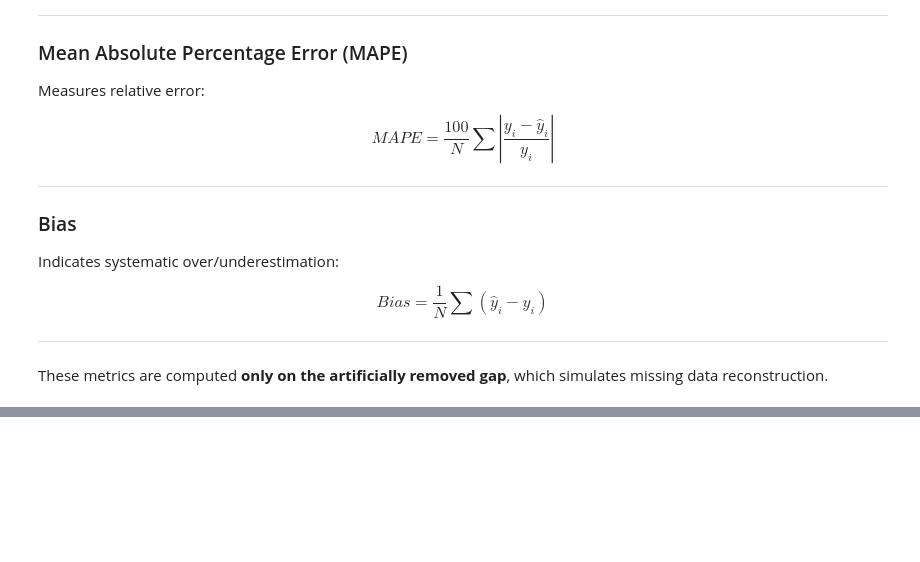
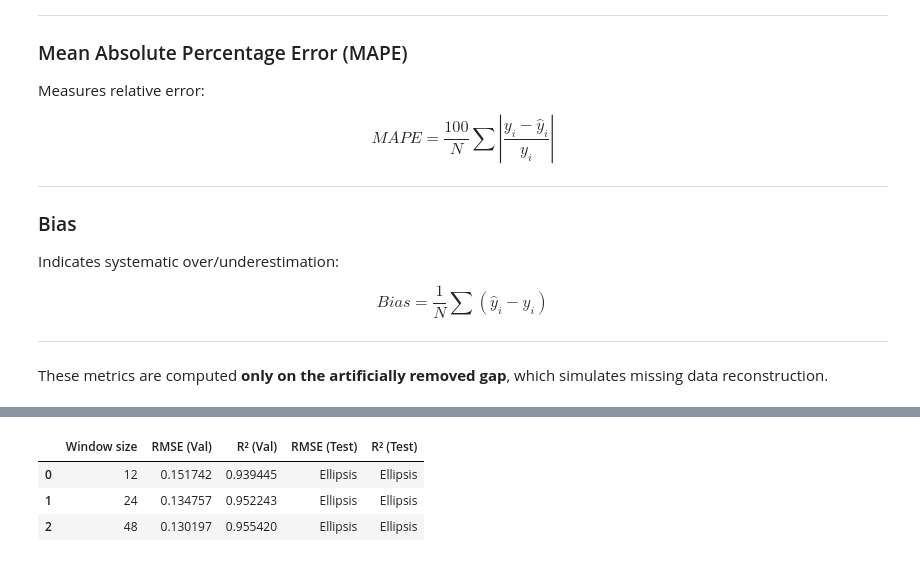
Before and after one commit to mvinesr/coastal-ml-seminar, a Jupyter notebook: notebooks/01_intro_ml_dl_coastal.ipynb, the cells around one changed output, grey strips where cells are left out. Saved outputs shown, nothing was run; the diff lists cells and outputs as text; code cells hidden in the pictures; blank space fills up the shorter version.

```diff
--- a/notebooks/01_intro_ml_dl_coastal.ipynb
+++ b/notebooks/01_intro_ml_dl_coastal.ipynb
@@ -567,0 +685,74 @@ Model Evaluation Metrics (Validation Set)
+# %%
+window_sizes = [12, 24, 48]
+
+results = []
+
+for w in window_sizes:
+    # Create sequences (train)
+    X_train, y_train = create_sequences(train_scaled, w)
+
+    # Validation context
+    val_context = pd.concat([train_series.iloc[-w:], val_series])
+    val_context_scaled = scaler.transform(val_context.values.reshape(-1, 1))
+    X_val, y_val = create_sequences(val_context_scaled, w)
+
+    # Test context
+    test_context = pd.concat([val_series.iloc[-w:], test_series])
+    test_context_scaled = scaler.transform(test_context.values.reshape(-1, 1))
+    X_test, y_test = create_sequences(test_context_scaled, w)
+
+    # Reshape
+    X_train = X_train.reshape((X_train.shape[0], X_train.shape[1], 1))
+    X_val = X_val.reshape((X_val.shape[0], X_val.shape[1], 1))
+    X_test = X_test.reshape((X_test.shape[0], X_test.shape[1], 1))
+
+    # Model
+    model = Sequential([
+        LSTM(32, input_shape=(w, 1)),
+        Dense(1)
+    ])
+
+    model.compile(optimizer="adam", loss="mse")
+
+    # Train
+    model.fit(X_train, y_train, epochs=10, batch_size=16, verbose=0)
+
+    # Predict
+    y_val_pred_scaled = model.predict(X_val, verbose=0)
+    y_test_pred_scaled = model.predict(X_test, verbose=0)
+
+    # Back to original scale
+    y_val_true = scaler.inverse_transform(y_val.reshape(-1, 1)).flatten()
+    y_val_pred = scaler.inverse_transform(y_val_pred_scaled).flatten()
+
+    y_test_true = scaler.inverse_transform(y_test.reshape(-1, 1)).flatten()
+    y_test_pred = scaler.inverse_transform(y_test_pred_scaled).flatten()
+
+    # --- VALIDATION metrics ---
+    rmse_val = np.sqrt(mean_squared_error(y_val_true, y_val_pred))
+    r2_val = r2_score(y_val_true, y_val_pred)
+
+    # --- TEST metrics ---
+    # TODO 1: compute RMSE for test
+    rmse_test = ...
+
+    # TODO 2: compute R² for test
+    r2_test = ...
+
+    results.append([w, rmse_val, r2_val, rmse_test, r2_test])
+
+# Results table
+results_df = pd.DataFrame(
+    results,
+    columns=["Window size", "RMSE (Val)", "R² (Val)", "RMSE (Test)", "R² (Test)"]
+)
+
+results_df
+
+#np.sqrt(mean_squared_error(y_test_true,y_test_pred))
+#r2_score(y_test_true,y_test_pred)
+# %% [output]
+|  | Window size | RMSE (Val) | R² (Val) | RMSE (Test) | R² (Test) |
+| 0 | 12 | 0.151742 | 0.939445 | Ellipsis | Ellipsis |
+| 1 | 24 | 0.134757 | 0.952243 | Ellipsis | Ellipsis |
+| 2 | 48 | 0.130197 | 0.955420 | Ellipsis | Ellipsis |
```
Also changed, not shown: parts of 19 cells of this notebook.
